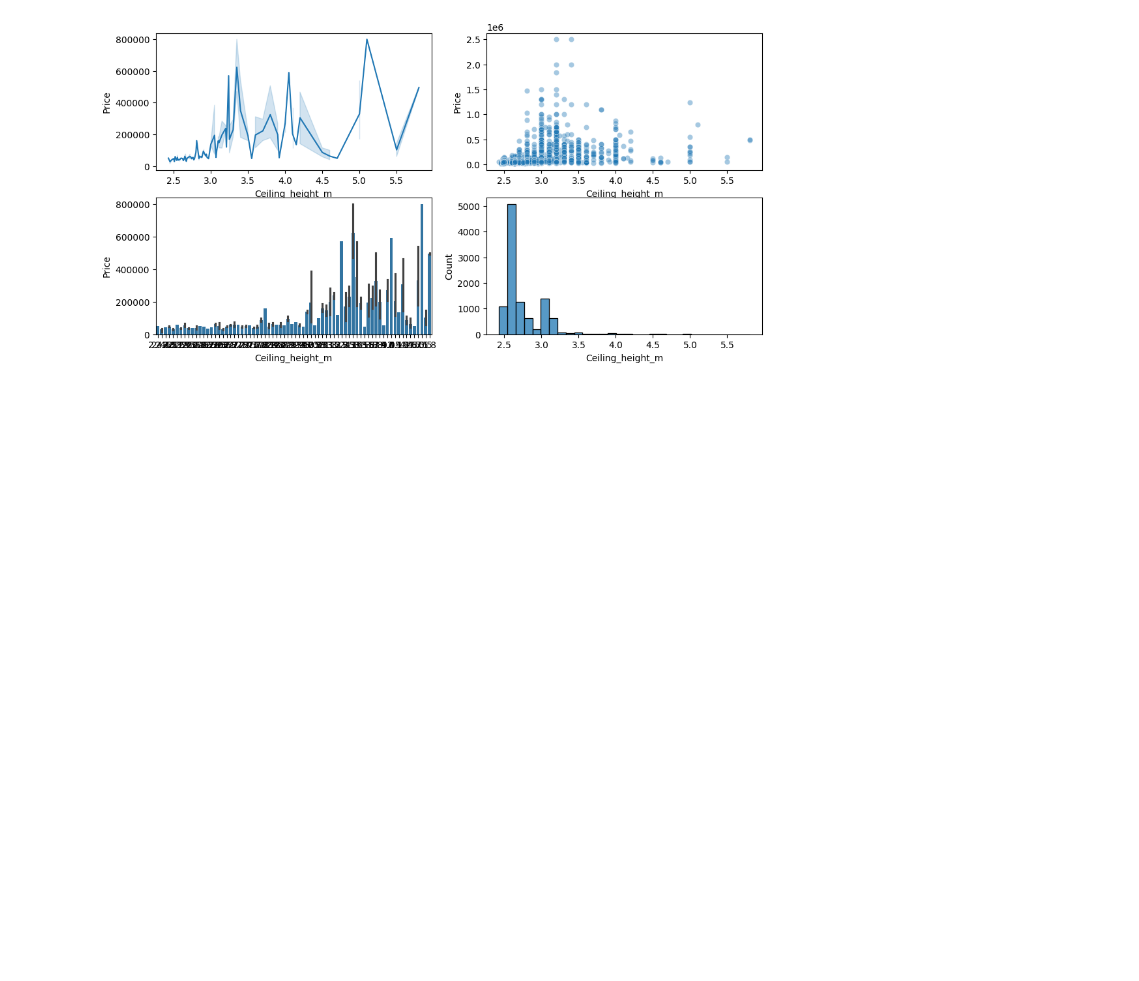
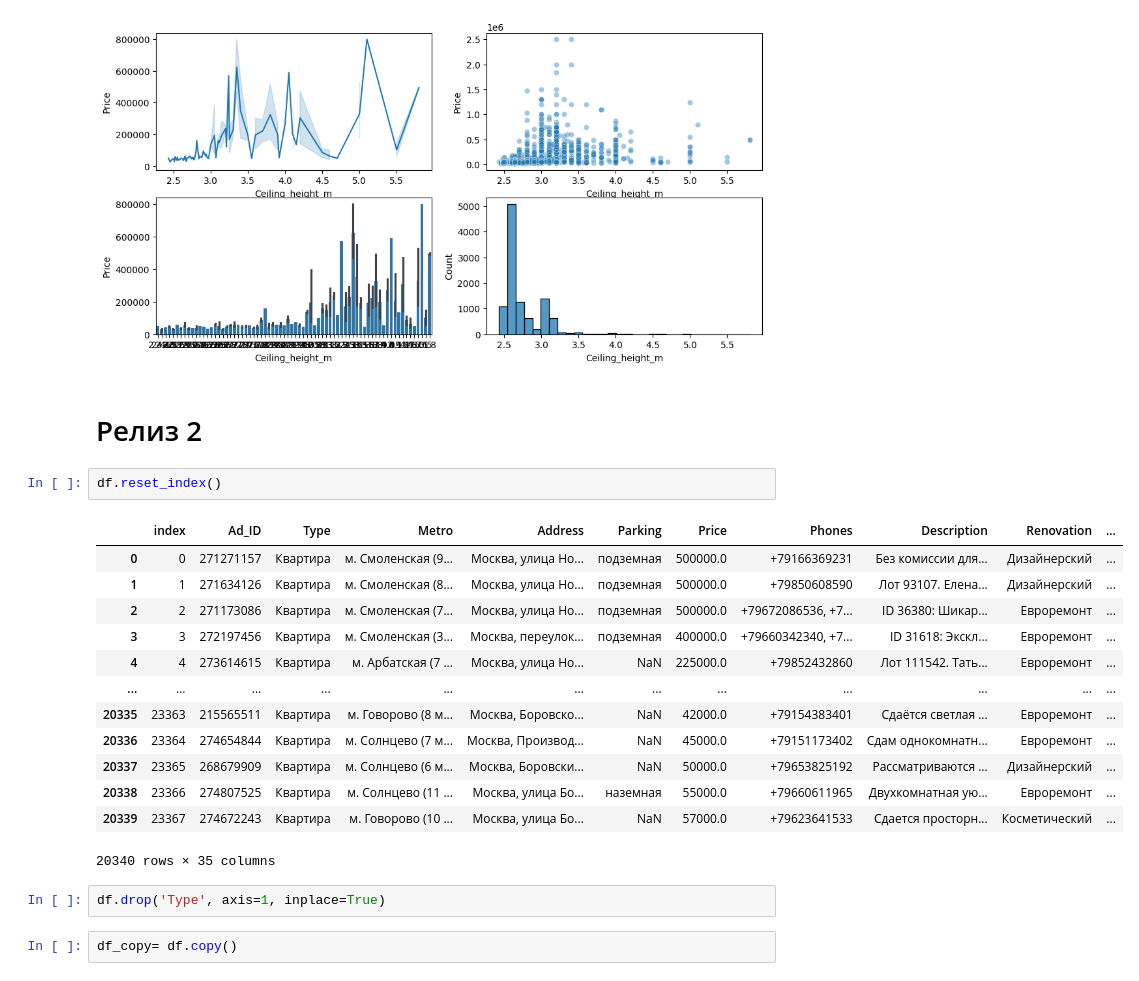
Before and after one commit to prihoslo/data_analysis_project, a Jupyter notebook: program_files/test.ipynb, the cells around one changed output. Cells and saved outputs as stored; diff of their text form; blank space fills up the shorter version.

```diff
--- a/program_files/test.ipynb
+++ b/program_files/test.ipynb
@@ -421,3 +423,25 @@ sns.barplot(data=df, x="Ceiling_height_m", y="Price", ax=axes[1, 0])
 plt.show()
 # %% [output]
 [figure]
+# %% [markdown]
+# Релиз 2
+# %%
+df.reset_index()
+# %% [output]
+|  | index | Ad_ID | Type | Metro | Address | Parking | Price | Phones | Description | Renovation | ... |
+| 0 | 0 | 271271157 | Квартира | м. Смоленская (9... | Москва, улица Но... | подземная | 500000.0 | +79166369231 | Без комиссии для... | Дизайнерский | ... |
+| 1 | 1 | 271634126 | Квартира | м. Смоленская (8... | Москва, улица Но... | подземная | 500000.0 | +79850608590 | Лот 93107. Елена... | Дизайнерский | ... |
+| 2 | 2 | 271173086 | Квартира | м. Смоленская (7... | Москва, улица Но... | подземная | 500000.0 | +79672086536, +7... | ID 36380: Шикар... | Евроремонт | ... |
+| 3 | 3 | 272197456 | Квартира | м. Смоленская (3... | Москва, переулок... | подземная | 400000.0 | +79660342340, +7... | ID 31618: Экскл... | Евроремонт | ... |
+| 4 | 4 | 273614615 | Квартира | м. Арбатская (7 ... | Москва, улица Но... | NaN | 225000.0 | +79852432860 | Лот 111542. Тать... | Евроремонт | ... |
+| ... | ... | ... | ... | ... | ... | ... | ... | ... | ... | ... | ... |
+| 20335 | 23363 | 215565511 | Квартира | м. Говорово (8 м... | Москва, Боровско... | NaN | 42000.0 | +79154383401 | Сдаётся светлая ... | Евроремонт | ... |
+| 20336 | 23364 | 274654844 | Квартира | м. Солнцево (7 м... | Москва, Производ... | NaN | 45000.0 | +79151173402 | Сдам однокомнатн... | Евроремонт | ... |
+| 20337 | 23365 | 268679909 | Квартира | м. Солнцево (6 м... | Москва, Боровски... | NaN | 50000.0 | +79653825192 | Рассматриваются ... | Дизайнерский | ... |
+| 20338 | 23366 | 274807525 | Квартира | м. Солнцево (11 ... | Москва, улица Бо... | наземная | 55000.0 | +79660611965 | Двухкомнатная ую... | Евроремонт | ... |
+| 20339 | 23367 | 274672243 | Квартира | м. Говорово (10 ... | Москва, улица Бо... | NaN | 57000.0 | +79623641533 | Сдается просторн... | Косметический | ... |
+20340 rows × 35 columns
+# %%
+df.drop('Type', axis=1, inplace=True)
+# %%
+df_copy= df.copy()
```
Also changed, not shown: parts of 14 cells of this notebook.
